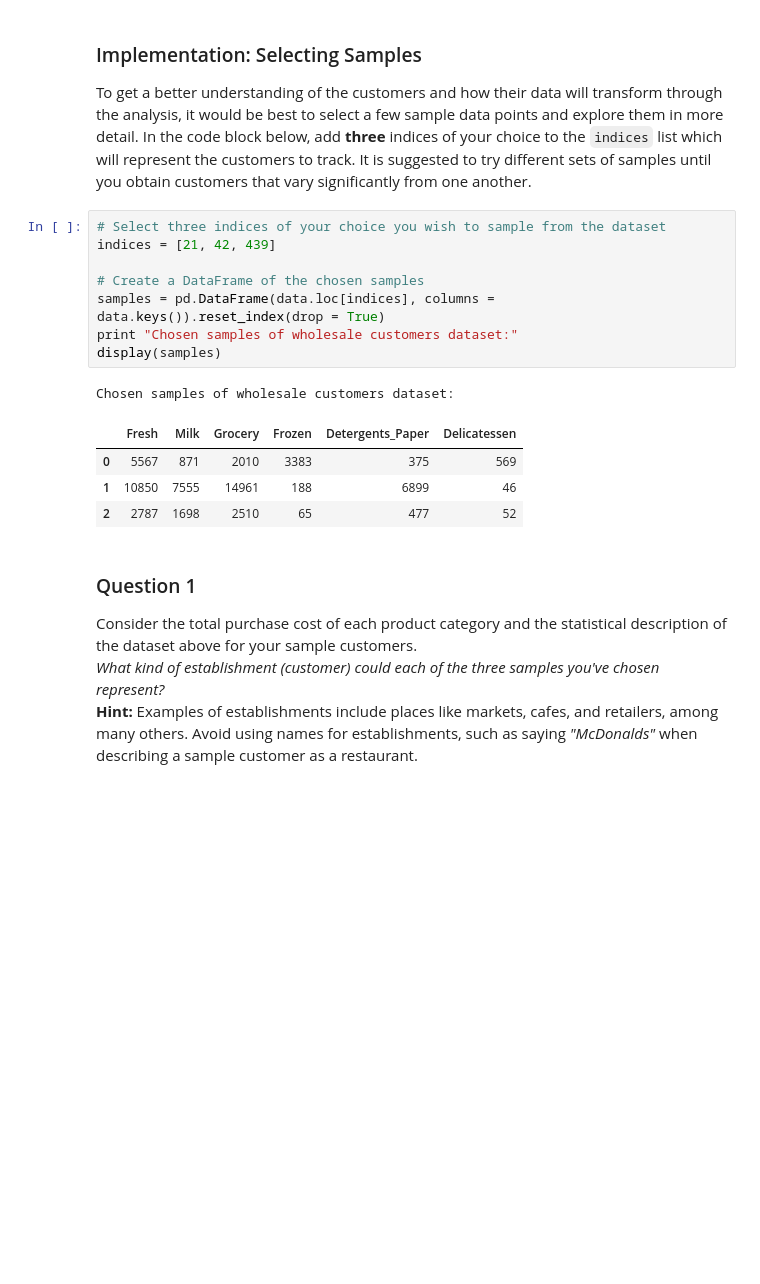
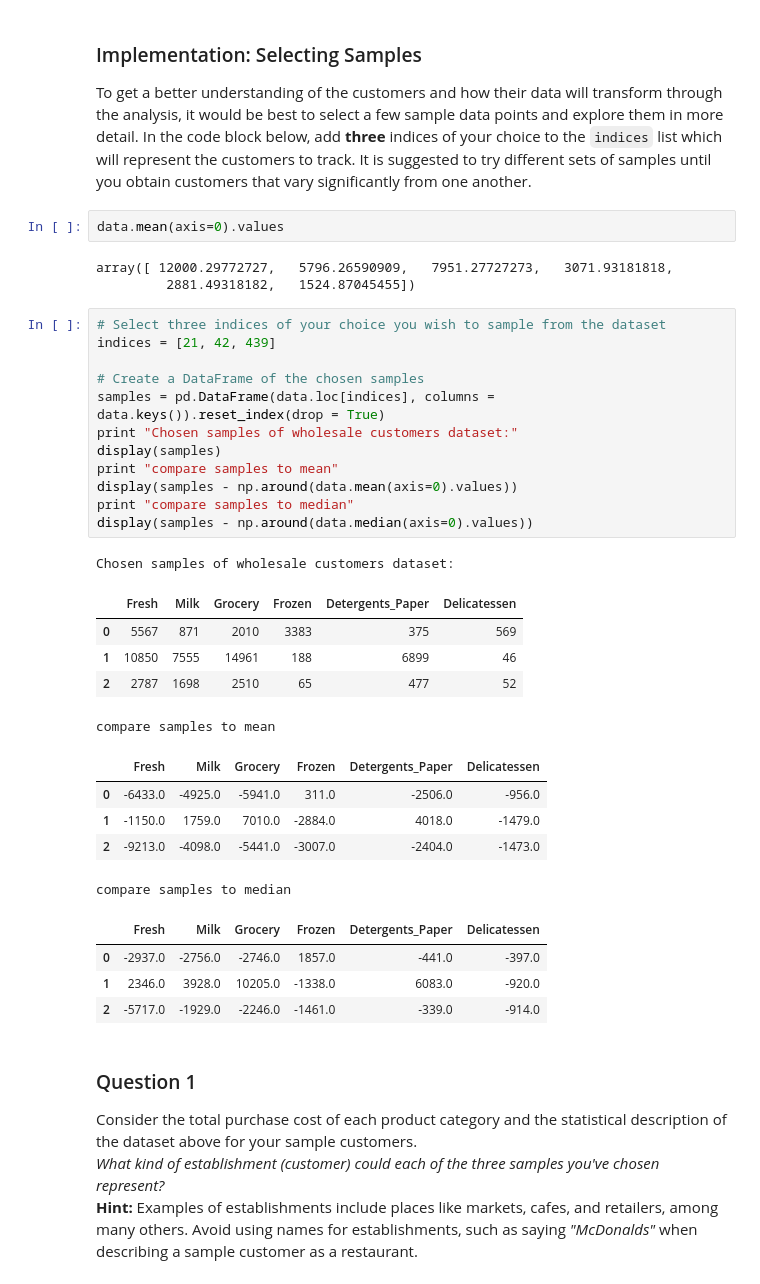
Before and after one commit to laszlokiraly/learning-machine-learning, a Jupyter notebook: customer_segments/customer_segments.ipynb, the cells around one changed output. Cells and saved outputs as stored; diff of their text form; blank space fills up the shorter version.

```diff
--- a/customer_segments/customer_segments.ipynb
+++ b/customer_segments/customer_segments.ipynb
@@ -67,20 +67,39 @@ display(data.describe())
 # %% [markdown]
 ### Implementation: Selecting Samples
 To get a better understanding of the customers and how their data will transform through the analysis, it would be best to select a few sample data points and explore them in more detail. In the code block below, add **three** indices of your choice to the `indices` list which will represent the customers to track. It is suggested to try different sets of samples until you obtain customers that vary significantly from one another.
+# %%
+data.mean(axis=0).values
+# %% [output]
+array([ 12000.29772727,   5796.26590909,   7951.27727273,   3071.93181818,
+         2881.49318182,   1524.87045455])
 # %%
 # Select three indices of your choice you wish to sample from the dataset
 indices = [21, 42, 439]
 
 # Create a DataFrame of the chosen samples
 samples = pd.DataFrame(data.loc[indices], columns = data.keys()).reset_index(drop = True)
 print "Chosen samples of wholesale customers dataset:"
 display(samples)
+print "compare samples to mean"
+display(samples - np.around(data.mean(axis=0).values))
+print "compare samples to median"
+display(samples - np.around(data.median(axis=0).values))
 # %% [output]
 Chosen samples of wholesale customers dataset:
 |  | Fresh | Milk | Grocery | Frozen | Detergents_Paper | Delicatessen |
 | 0 | 5567 | 871 | 2010 | 3383 | 375 | 569 |
 | 1 | 10850 | 7555 | 14961 | 188 | 6899 | 46 |
 | 2 | 2787 | 1698 | 2510 | 65 | 477 | 52 |
+compare samples to mean
+|  | Fresh | Milk | Grocery | Frozen | Detergents_Paper | Delicatessen |
+| 0 | -6433.0 | -4925.0 | -5941.0 | 311.0 | -2506.0 | -956.0 |
+| 1 | -1150.0 | 1759.0 | 7010.0 | -2884.0 | 4018.0 | -1479.0 |
+| 2 | -9213.0 | -4098.0 | -5441.0 | -3007.0 | -2404.0 | -1473.0 |
+compare samples to median
+|  | Fresh | Milk | Grocery | Frozen | Detergents_Paper | Delicatessen |
+| 0 | -2937.0 | -2756.0 | -2746.0 | 1857.0 | -441.0 | -397.0 |
+| 1 | 2346.0 | 3928.0 | 10205.0 | -1338.0 | 6083.0 | -920.0 |
+| 2 | -5717.0 | -1929.0 | -2246.0 | -1461.0 | -339.0 | -914.0 |
 # %% [markdown]
 ### Question 1
 Consider the total purchase cost of each product category and the statistical description of the dataset above for your sample customers.
```
Also changed, not shown: parts of 22 cells of this notebook, 1 other file.
